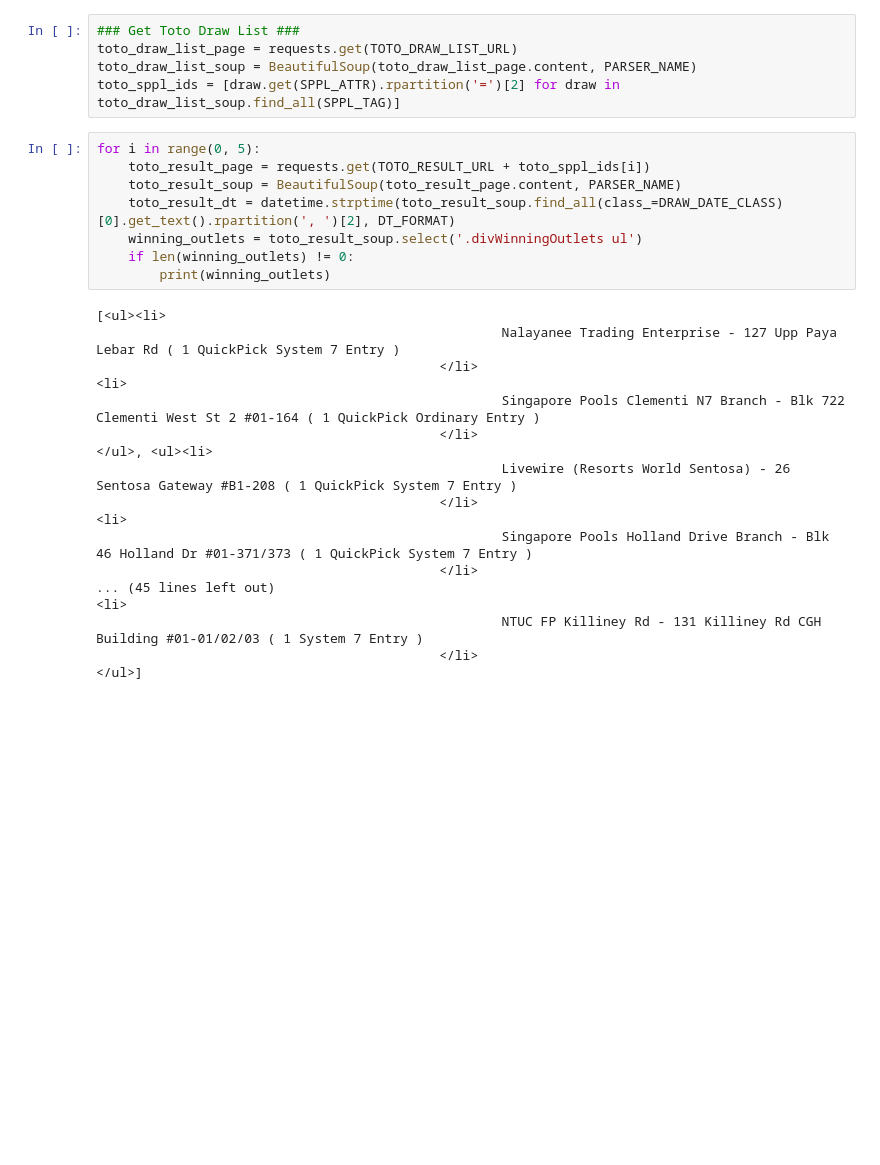
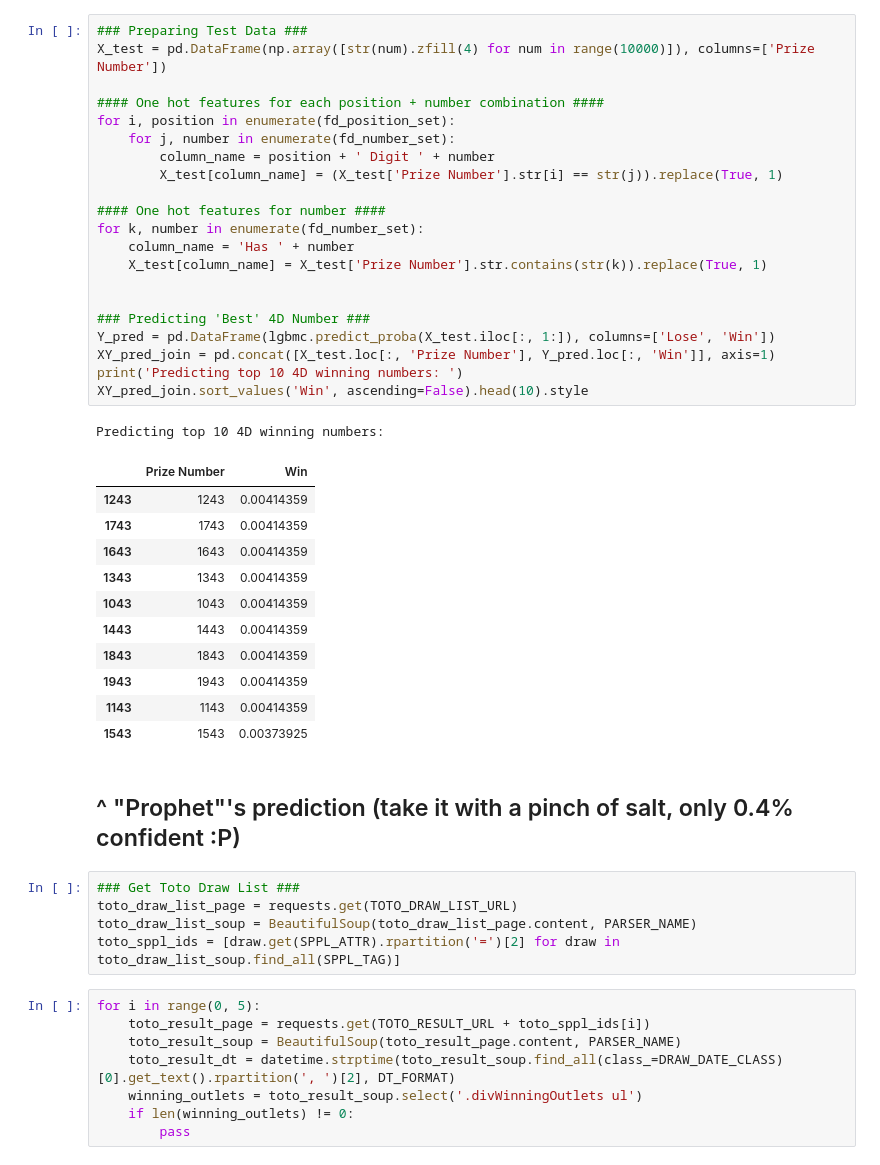
Before and after one commit to yongyct/singapore-pools-analysis, a Jupyter notebook: singapore_pools_analysis.ipynb, the cells around one changed output. Saved outputs shown, nothing was run; the diff lists cells and outputs as text; blank space fills up the shorter version.

```diff
--- a/singapore_pools_analysis.ipynb
+++ b/singapore_pools_analysis.ipynb
@@ -82,3 +174,39 @@ fd_result_df.groupby(['Prize Number']).count().sort_values('Prize Type', ascendi
+# %%
+### Preparing Test Data ###
+X_test = pd.DataFrame(np.array([str(num).zfill(4) for num in range(10000)]), columns=['Prize Number'])
+
+#### One hot features for each position + number combination ####
+for i, position in enumerate(fd_position_set):
+    for j, number in enumerate(fd_number_set):
+        column_name = position + ' Digit ' + number
+        X_test[column_name] = (X_test['Prize Number'].str[i] == str(j)).replace(True, 1)
+
+#### One hot features for number ####
+for k, number in enumerate(fd_number_set):
+    column_name = 'Has ' + number
+    X_test[column_name] = X_test['Prize Number'].str.contains(str(k)).replace(True, 1)
+
+
+### Predicting 'Best' 4D Number ###
+Y_pred = pd.DataFrame(lgbmc.predict_proba(X_test.iloc[:, 1:]), columns=['Lose', 'Win'])
+XY_pred_join = pd.concat([X_test.loc[:, 'Prize Number'], Y_pred.loc[:, 'Win']], axis=1)
+print('Predicting top 10 4D winning numbers: ')
+XY_pred_join.sort_values('Win', ascending=False).head(10).style
+# %% [output]
+Predicting top 10 4D winning numbers:
+|  | Prize Number | Win |
+| 1243 | 1243 | 0.00414359 |
+| 1743 | 1743 | 0.00414359 |
+| 1643 | 1643 | 0.00414359 |
+| 1343 | 1343 | 0.00414359 |
+| 1043 | 1043 | 0.00414359 |
+| 1443 | 1443 | 0.00414359 |
+| 1843 | 1843 | 0.00414359 |
+| 1943 | 1943 | 0.00414359 |
+| 1143 | 1143 | 0.00414359 |
+| 1543 | 1543 | 0.00373925 |
+# %% [markdown]
+## ^ "Prophet"'s prediction (take it with a pinch of salt, only 0.4% confident :P)
 # %%
 ### Get Toto Draw List ###
 toto_draw_list_page = requests.get(TOTO_DRAW_LIST_URL)
@@ -91,22 +219,4 @@ for i in range(0, 5):
     toto_result_dt = datetime.strptime(toto_result_soup.find_all(class_=DRAW_DATE_CLASS)[0].get_text().rpartition(', ')[2], DT_FORMAT)
     winning_outlets = toto_result_soup.select('.divWinningOutlets ul')
     if len(winning_outlets) != 0:
-        print(winning_outlets)
+        pass
-# %% [output]
-[<ul><li>
-                                                    Nalayanee Trading Enterprise - 127 Upp Paya Lebar Rd ( 1 QuickPick System 7 Entry )
-                                            </li>
-<li>
-                                                    Singapore Pools Clementi N7 Branch - Blk 722 Clementi West St 2 #01-164 ( 1 QuickPick Ordinary Entry )
-                                            </li>
-</ul>, <ul><li>
-                                                    Livewire (Resorts World Sentosa) - 26 Sentosa Gateway #B1-208 ( 1 QuickPick System 7 Entry )
-                                            </li>
-<li>
-                                                    Singapore Pools Holland Drive Branch - Blk 46 Holland Dr #01-371/373 ( 1 QuickPick System 7 Entry )
-                                            </li>
-... (45 lines left out)
-<li>
-                                                    NTUC FP Killiney Rd - 131 Killiney Rd CGH Building #01-01/02/03 ( 1 System 7 Entry )
-                                            </li>
-</ul>]
```
Also changed, not shown: parts of 10 cells of this notebook, 1 other file.
